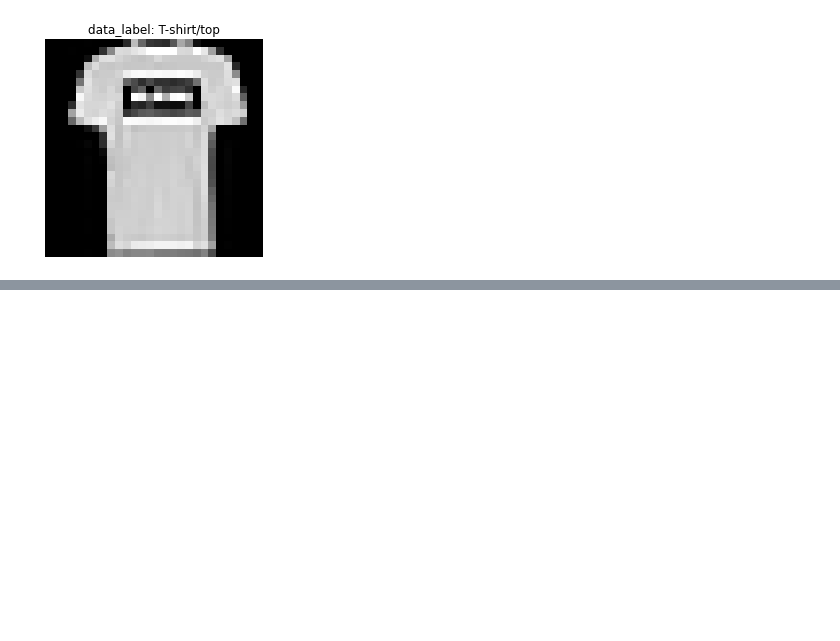
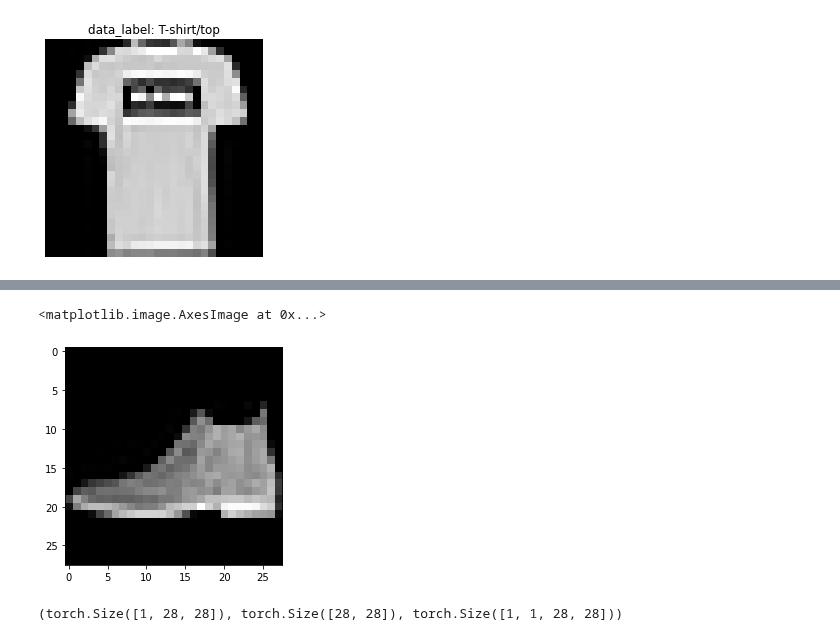
Before and after one commit to ds-fau-ck/PyTorch_Tutorial, a Jupyter notebook: PyTorch/CNN.ipynb, the cells around one changed output, grey strips where cells are left out. Cells and saved outputs as stored; diff of their text form; code cells hidden in the pictures; blank space fills up the shorter version.

```diff
--- a/PyTorch/CNN.ipynb
+++ b/PyTorch/CNN.ipynb
@@ -110,0 +109,17 @@ train_data_loader=
+# %%
+# Create the DataLoader
+train_data_loader=DataLoader(
+    dataset=train_data,
+    batch_size=config.BATCH_SIZE,
+    shuffle=True
+)
+test_data_loader=DataLoader(
+    dataset=test_data,
+    batch_size=config.BATCH_SIZE,
+    shuffle=False
+)
+# %%
+for images, labels in test_data_loader:
+    print(images.shape)
+    print(labels.shape)
+    break
@@ -110,0 +157,9 @@ train_data_loader=
+# %%
+plt.imshow(images[0].squeeze(), cmap="gray")
+# %% [output]
+<matplotlib.image.AxesImage at 0x...>
+[figure, added]
+# %%
+images[0].shape, images[0].squeeze().shape,images[0].unsqueeze(dim=0).shape
+# %% [output]
+(torch.Size([1, 28, 28]), torch.Size([28, 28]), torch.Size([1, 1, 28, 28]))
```
Also changed, not shown: parts of 18 cells of this notebook.
